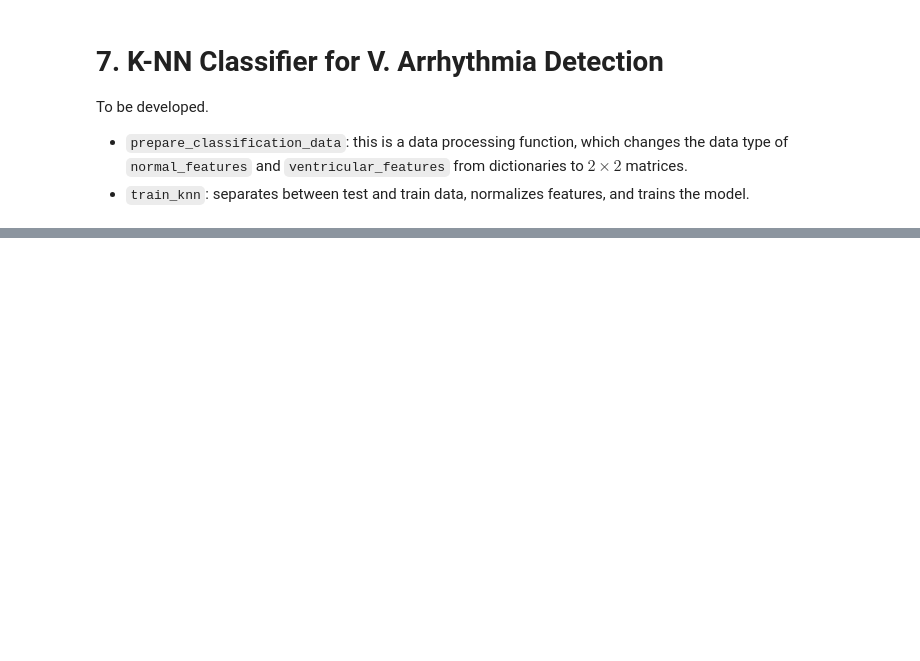
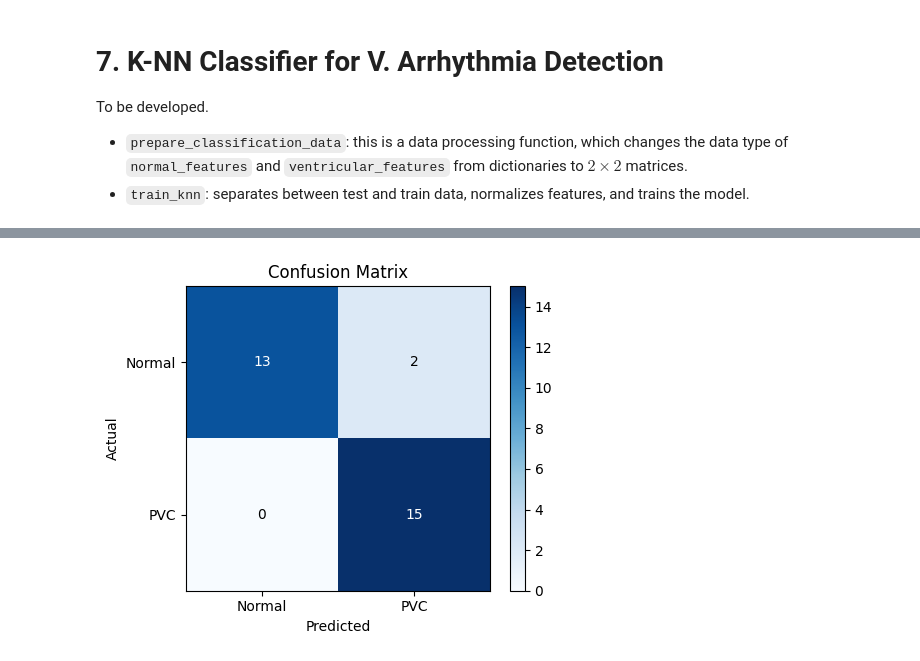
Before and after one commit to lhdz12/arrhythmia-detection-dwt, a Jupyter notebook: dwt_python_model.ipynb, the cells around one changed output, grey strips where cells are left out. Drawn from its saved outputs; the diff is of its cells as text; code cells hidden in the pictures; blank space fills up the shorter version.

```diff
--- a/dwt_python_model.ipynb
+++ b/dwt_python_model.ipynb
@@ -823,0 +832,79 @@ Actual Normal     14        1
+# %%
+feature_names = list(normal_features.keys())
+
+X_full, y_full, _ = prepare_classification_data(normal_features,ventricular_features,feature_names=feature_names)
+
+n_normal = len(normal_features[feature_names[0]])
+n_vent = len(ventricular_features[feature_names[0]])
+
+# indices for each class
+normal_idx = np.arange(0, n_normal)
+vent_idx = np.arange(n_normal, n_normal + n_vent)
+
+test_size = 0.3
+random_state = 42
+train_idx, test_idx = train_test_split(np.arange(len(y_full)), test_size=test_size, random_state=random_state, stratify=y_full)
+
+# separate indices per class
+normal_train_idx = np.intersect1d(train_idx, normal_idx)
+vent_train_idx = np.intersect1d(train_idx, vent_idx) - n_normal
+
+normal_test_idx = np.intersect1d(test_idx, normal_idx)
+vent_test_idx = np.intersect1d(test_idx, vent_idx) - n_normal
+
+
+def subset_feature_dict(feature_dict, indices):
+    return {
+        k: np.array(v)[indices]
+        for k, v in feature_dict.items()
+    }
+
+normal_train_feats = subset_feature_dict(normal_features, normal_train_idx)
+vent_train_feats   = subset_feature_dict(ventricular_features, vent_train_idx)
+
+# we select the top features based on the training dataset, this to avoid possible data leakage that could be caused using the whole dataset
+results, significant_features = test_normality_and_compare(normal_train_feats, vent_train_feats, feature_names, alpha=0.05)
+
+# selection of top features.
+top_n = 4
+top_features = significant_features[:top_n]
+
+print(f"\ntop {top_n} features selected (TRAIN ONLY):")
+print(top_features)
+
+X, y, _ = prepare_classification_data(normal_features, ventricular_features, feature_names=top_features)
+
+X_train = X[train_idx]
+X_test  = X[test_idx]
+y_train = y[train_idx]
+y_test  = y[test_idx]
+
+best_k = find_best_k(X_train, y_train, k_range=range(1, 21))
+print(f"\nbest k selected (CV on training): {best_k}")
+
+knn, X_train_scaled, X_test_scaled, scaler = train_knn(
+    X_train, y_train, X_test, k=best_k
+)
+
+metrics_best = eval_knn(knn, X_test_scaled, y_test)
+
+
+plt.figure(figsize = (5,4))
+plt.imshow(metrics_best['confusion_matrix'], interpolation = 'nearest', cmap = plt.cm.Blues)
+plt.title('Confusion Matrix')
+plt.colorbar()
+class_names = ["Normal", "PVC"]
+tick_marks = np.arange(len(class_names))
+plt.xticks(tick_marks, class_names)
+plt.yticks(tick_marks, class_names)
+
+for i in range(metrics_best['confusion_matrix'].shape[0]):
+    for j in range(metrics_best['confusion_matrix'].shape[1]):
+        plt.text(j, i, metrics_best['confusion_matrix'][i,j], ha="center", va="center",
+        color = "white" if metrics_best['confusion_matrix'][i,j] > metrics_best['confusion_matrix'].max() / 2 else "black")
+
+plt.ylabel("Actual")
+plt.xlabel("Predicted")
+plt.tight_layout()
+plt.show()
+# %% [output]
@@ -823,0 +928 @@ Actual Normal     14        1
+[figure, added]
```
Also changed, not shown: parts of 5 cells of this notebook.
